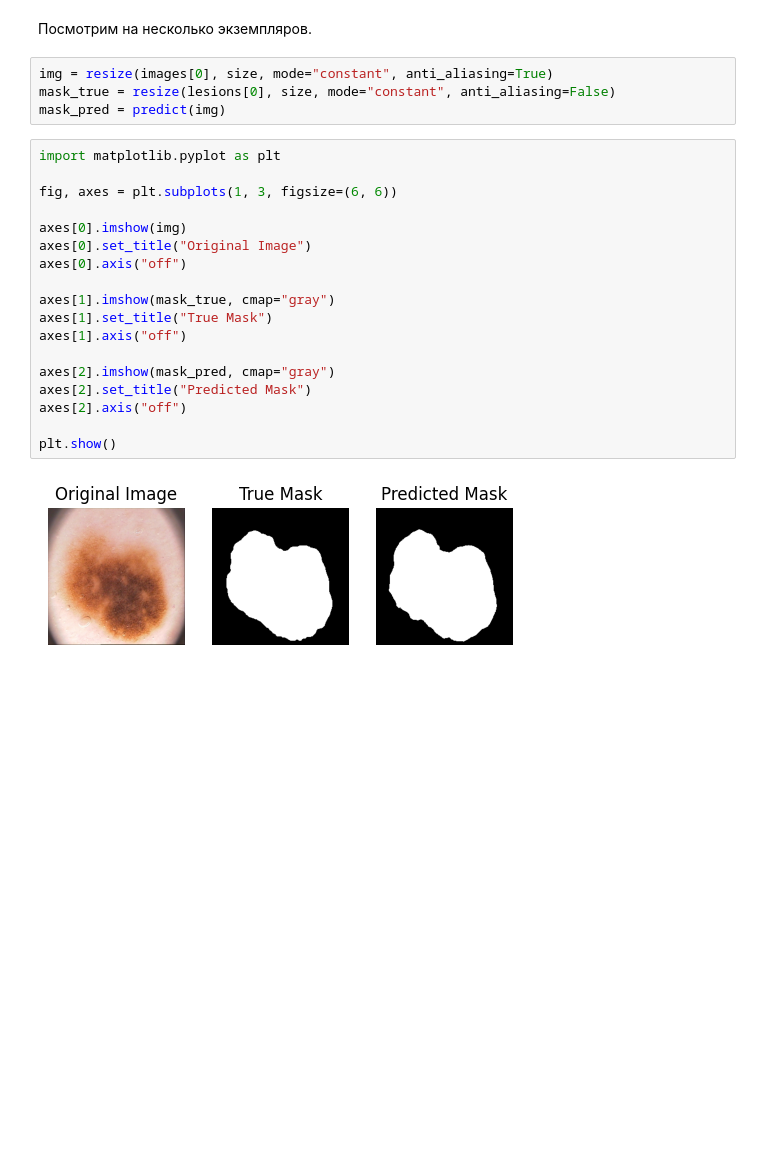
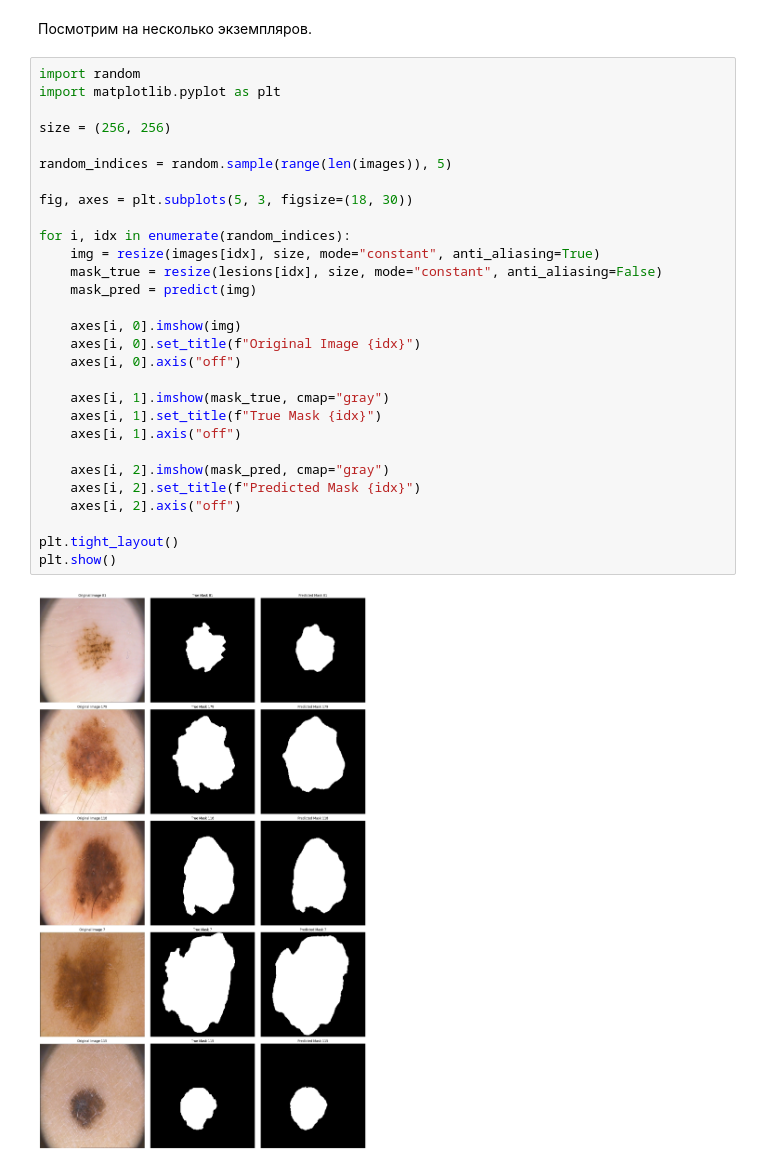
Before and after one commit to DannyTheFlower/PDA_Course, a Jupyter notebook: practices/practice_5/PDA_P5.ipynb, the cells around one changed output. Saved outputs shown, nothing was run; the diff lists cells and outputs as text; blank space fills up the shorter version.

```diff
--- a/practices/practice_5/PDA_P5.ipynb
+++ b/practices/practice_5/PDA_P5.ipynb
@@ -237,29 +264,36 @@ eval_model()
 # %% [markdown]
 Посмотрим на несколько экземпляров.
-# %%
-img = resize(images[0], size, mode="constant", anti_aliasing=True)
-mask_true = resize(lesions[0], size, mode="constant", anti_aliasing=False)
-mask_pred = predict(img)
 # %%
+import random
 import matplotlib.pyplot as plt
 
-fig, axes = plt.subplots(1, 3, figsize=(6, 6))
+size = (256, 256)
 
-axes[0].imshow(img)
-axes[0].set_title("Original Image")
-axes[0].axis("off")
+random_indices = random.sample(range(len(images)), 5)
 
-axes[1].imshow(mask_true, cmap="gray")
-axes[1].set_title("True Mask")
-axes[1].axis("off")
+fig, axes = plt.subplots(5, 3, figsize=(18, 30))
 
-axes[2].imshow(mask_pred, cmap="gray")
-axes[2].set_title("Predicted Mask")
-axes[2].axis("off")
+for i, idx in enumerate(random_indices):
+    img = resize(images[idx], size, mode="constant", anti_aliasing=True)
+    mask_true = resize(lesions[idx], size, mode="constant", anti_aliasing=False)
+    mask_pred = predict(img)
 
+    axes[i, 0].imshow(img)
+    axes[i, 0].set_title(f"Original Image {idx}")
+    axes[i, 0].axis("off")
+
+    axes[i, 1].imshow(mask_true, cmap="gray")
+    axes[i, 1].set_title(f"True Mask {idx}")
+    axes[i, 1].axis("off")
+
+    axes[i, 2].imshow(mask_pred, cmap="gray")
+    axes[i, 2].set_title(f"Predicted Mask {idx}")
+    axes[i, 2].axis("off")
+
+plt.tight_layout()
 plt.show()
 # %% [output]
-[figure, old version]
+[figure, new version]
 # %% [markdown]
 На вид качество неплохое, однако метрику явно нужно улучшать, как минимум, до 0.9. Это можно сделать разными способами:
 
```
Also changed, not shown: parts of 14 cells of this notebook.
